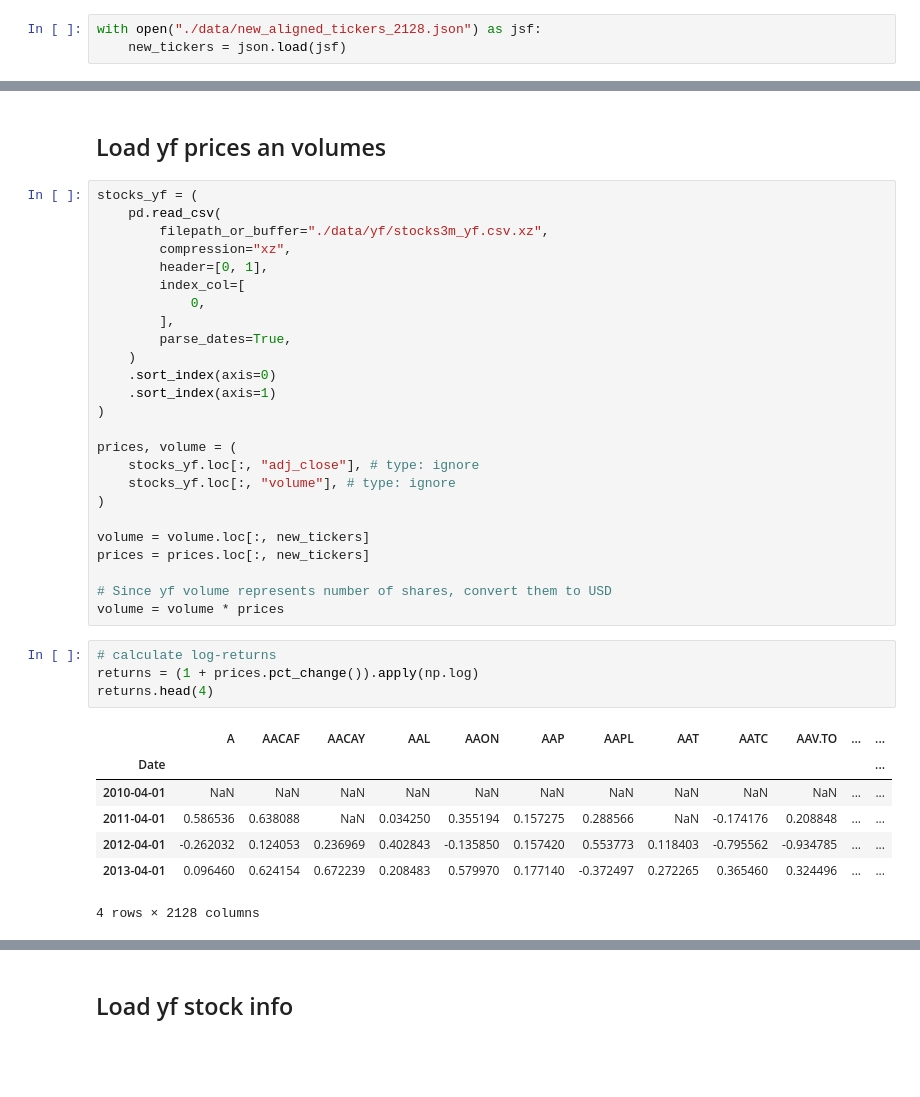
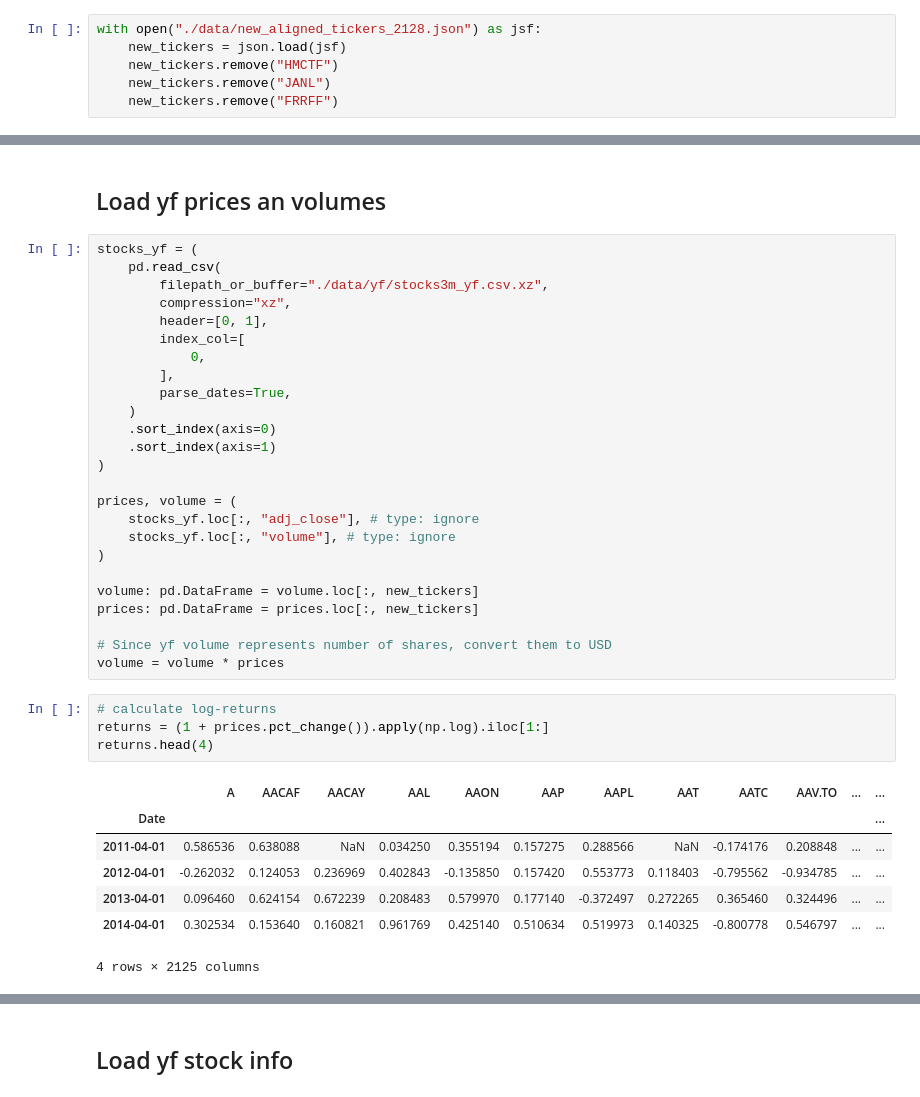
Before and after one commit to aalitvinov/vkrm_code, a Jupyter notebook: vkrm_code/data_alignment.ipynb, the cells around one changed output, grey strips where cells are left out. Drawn from its saved outputs; the diff is of its cells as text; blank space fills up the shorter version.

```diff
--- a/vkrm_code/data_alignment.ipynb
+++ b/vkrm_code/data_alignment.ipynb
@@ -16,3 +17,6 @@ First, load new tickers, derived from ycharts asset turnover dataset:
 # %%
 with open("./data/new_aligned_tickers_2128.json") as jsf:
     new_tickers = json.load(jsf)
+    new_tickers.remove("HMCTF")
+    new_tickers.remove("JANL")
+    new_tickers.remove("FRRFF")
@@ -40,23 +48,23 @@ prices, volume = (
     stocks_yf.loc[:, "volume"], # type: ignore
 )
 
-volume = volume.loc[:, new_tickers]
-prices = prices.loc[:, new_tickers]
+volume: pd.DataFrame = volume.loc[:, new_tickers]
+prices: pd.DataFrame = prices.loc[:, new_tickers]
 
 # Since yf volume represents number of shares, convert them to USD
 volume = volume * prices
 # %%
 # calculate log-returns
-returns = (1 + prices.pct_change()).apply(np.log)
+returns = (1 + prices.pct_change()).apply(np.log).iloc[1:]
 returns.head(4)
 # %% [output]
 |  | A | AACAF | AACAY | AAL | AAON | AAP | AAPL | AAT | AATC | AAV.TO | ... | ... |
 | Date |  |  |  |  |  |  |  |  |  |  |  | ... |
-| 2010-04-01 | NaN | NaN | NaN | NaN | NaN | NaN | NaN | NaN | NaN | NaN | ... | ... |
 | 2011-04-01 | 0.586536 | 0.638088 | NaN | 0.034250 | 0.355194 | 0.157275 | 0.288566 | NaN | -0.174176 | 0.208848 | ... | ... |
 | 2012-04-01 | -0.262032 | 0.124053 | 0.236969 | 0.402843 | -0.135850 | 0.157420 | 0.553773 | 0.118403 | -0.795562 | -0.934785 | ... | ... |
 | 2013-04-01 | 0.096460 | 0.624154 | 0.672239 | 0.208483 | 0.579970 | 0.177140 | -0.372497 | 0.272265 | 0.365460 | 0.324496 | ... | ... |
+| 2014-04-01 | 0.302534 | 0.153640 | 0.160821 | 0.961769 | 0.425140 | 0.510634 | 0.519973 | 0.140325 | -0.800778 | 0.546797 | ... | ... |
-4 rows × 2128 columns
+4 rows × 2125 columns
 # %%
 prices.info()
 print()
```
Also changed, not shown: parts of 19 cells of this notebook, 8 other files.
